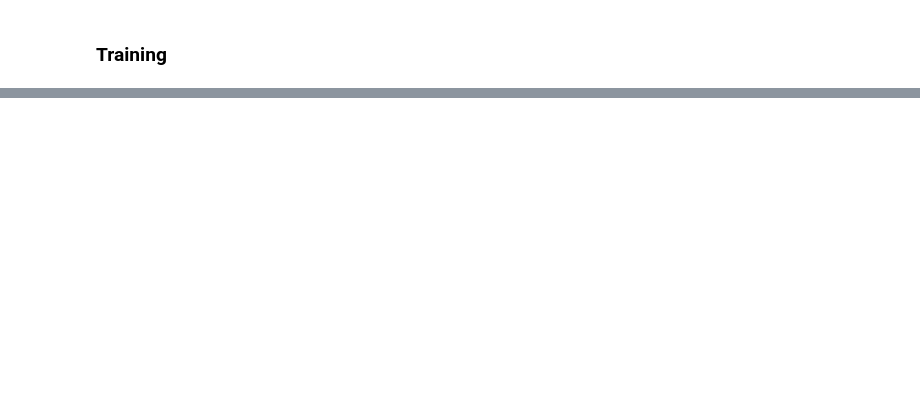
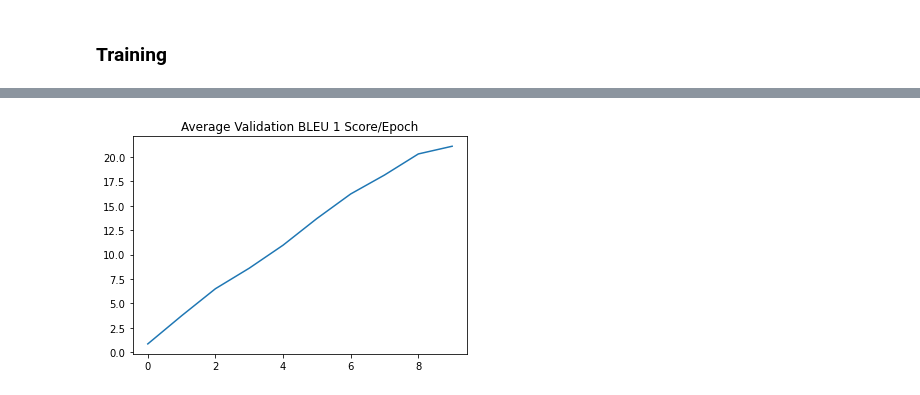
Before and after one commit to MuscularBrain/multi_model_image_captioning_flicker8k, a Jupyter notebook: src/playground.ipynb, the cells around one changed output, grey strips where cells are left out. Cells and saved outputs as stored; diff of their text form; code cells hidden in the pictures; blank space fills up the shorter version.

```diff
--- a/src/playground.ipynb
+++ b/src/playground.ipynb
@@ -290,0 +241,6 @@ def Predict(self, inputs, max_len=20):
+# %%
+plt.plot(valid_bleu1)
+plt.title('Average Validation BLEU 1 Score/Epoch')
+plt.show()
+# %% [output]
+[figure, added]
```
Also changed, not shown: parts of 32 cells of this notebook, 4 other files.
